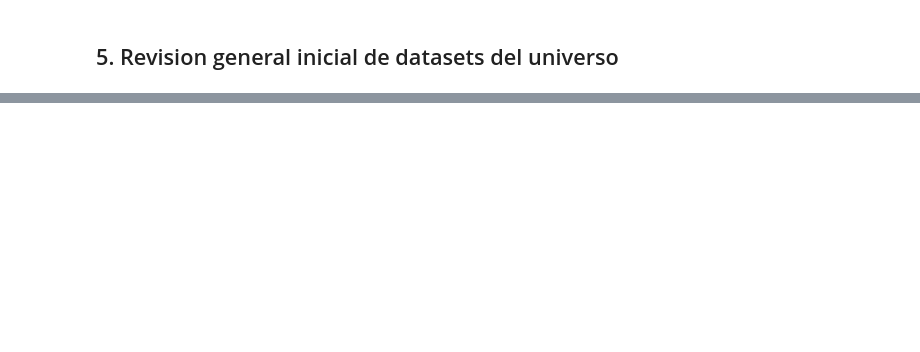
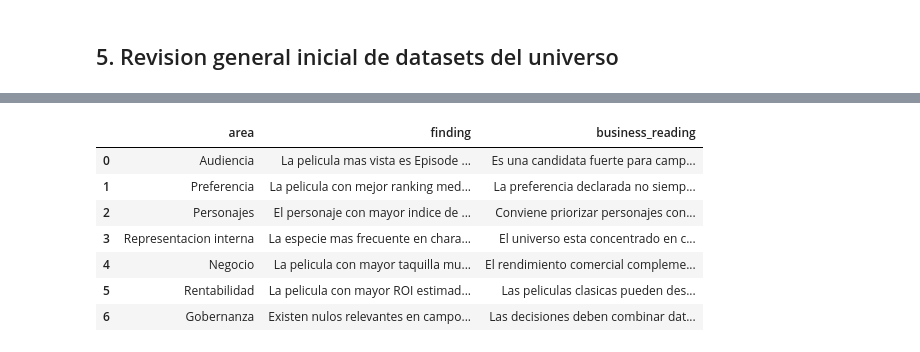
Before and after one commit to elenacarino-max/DashboardStarWars, a Jupyter notebook: notebooks/01_eda_star_wars.ipynb, the cells around one changed output, grey strips where cells are left out. Drawn from its saved outputs; the diff is of its cells as text; code cells hidden in the pictures; blank space fills up the shorter version.

```diff
--- a/notebooks/01_eda_star_wars.ipynb
+++ b/notebooks/01_eda_star_wars.ipynb
@@ -2002,0 +2411,59 @@ for filename in sorted(eda_outputs):
+# %%
+# CONCLUSIONES AUTOMATICAS DEL EDA
+
+best_movie_by_views = movie_views_summary.sort_values("view_rate_pct", ascending=False).iloc[0]
+best_movie_by_rank = movie_rank_summary.sort_values("avg_rank").iloc[0]
+best_character = character_opportunities.iloc[0]
+best_business_movie = film_business_summary.iloc[0]
+best_roi_movie = film_business_summary.sort_values("roi", ascending=False).iloc[0]
+most_common_species = character_species_summary.iloc[0]
+most_common_gender = character_gender_summary.iloc[0]
+
+eda_conclusions = pd.DataFrame([
+    {
+        "area": "Audiencia",
+        "finding": f"La pelicula mas vista es {best_movie_by_views['movie_title']} con un {best_movie_by_views['view_rate_pct']}% de visionado.",
+        "business_reading": "Es una candidata fuerte para campanas de alto reconocimiento.",
+    },
+    {
+        "area": "Preferencia",
+        "finding": f"La pelicula con mejor ranking medio es {best_movie_by_rank['movie_title']} con avg_rank {best_movie_by_rank['avg_rank']}.",
+        "business_reading": "La preferencia declarada no siempre coincide con la simple exposicion.",
+    },
+    {
+        "area": "Personajes",
+        "finding": f"El personaje con mayor indice de merchandising es {best_character['character_name']}.",
+        "business_reading": "Conviene priorizar personajes con alta afinidad, familiaridad y presencia narrativa.",
+    },
+    {
+        "area": "Representacion interna",
+        "finding": f"La especie mas frecuente en characters es {most_common_species['species']} con {most_common_species['characters']} personajes.",
+        "business_reading": "El universo esta concentrado en ciertos grupos, lo que puede limitar diversidad de campanas.",
+    },
+    {
+        "area": "Negocio",
+        "finding": f"La pelicula con mayor taquilla mundial es {best_business_movie['film_title']} con ${best_business_movie['worldwide_box_office_usd']:,.0f}.",
+        "business_reading": "El rendimiento comercial complementa la lectura de audiencia y ayuda a priorizar oportunidades de franquicia.",
+    },
+    {
+        "area": "Rentabilidad",
+        "finding": f"La pelicula con mayor ROI estimado es {best_roi_movie['film_title']} con ROI {best_roi_movie['roi']:.2f}.",
+        "business_reading": "Las peliculas clasicas pueden destacar proporcionalmente aunque las nuevas tengan mayor taquilla absoluta.",
+    },
+    {
+        "area": "Gobernanza",
+        "finding": "Existen nulos relevantes en campos fisicos, economicos y demograficos.",
+        "business_reading": "Las decisiones deben combinar datos cuantitativos con criterio editorial y de negocio.",
+    },
+])
+
+display(eda_conclusions)
+# %% [output]
+|  | area | finding | business_reading |
+| 0 | Audiencia | La pelicula mas vista es Episode ... | Es una candidata fuerte para camp... |
+| 1 | Preferencia | La pelicula con mejor ranking med... | La preferencia declarada no siemp... |
+| 2 | Personajes | El personaje con mayor indice de ... | Conviene priorizar personajes con... |
+| 3 | Representacion interna | La especie mas frecuente en chara... | El universo esta concentrado en c... |
+| 4 | Negocio | La pelicula con mayor taquilla mu... | El rendimiento comercial compleme... |
+| 5 | Rentabilidad | La pelicula con mayor ROI estimad... | Las peliculas clasicas pueden des... |
+| 6 | Gobernanza | Existen nulos relevantes en campo... | Las decisiones deben combinar dat... |
```
Also changed, not shown: parts of 53 cells of this notebook, 8 other files.
